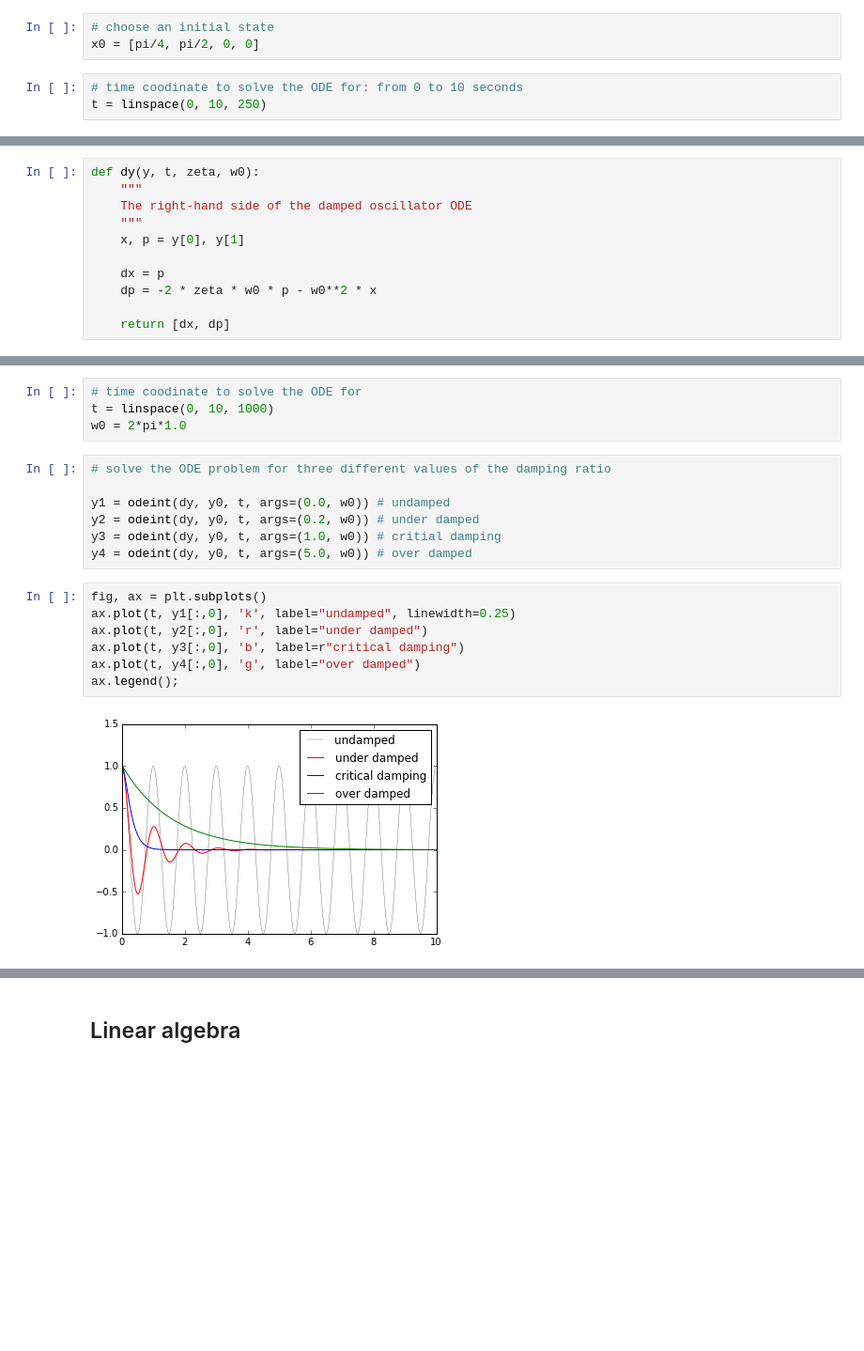
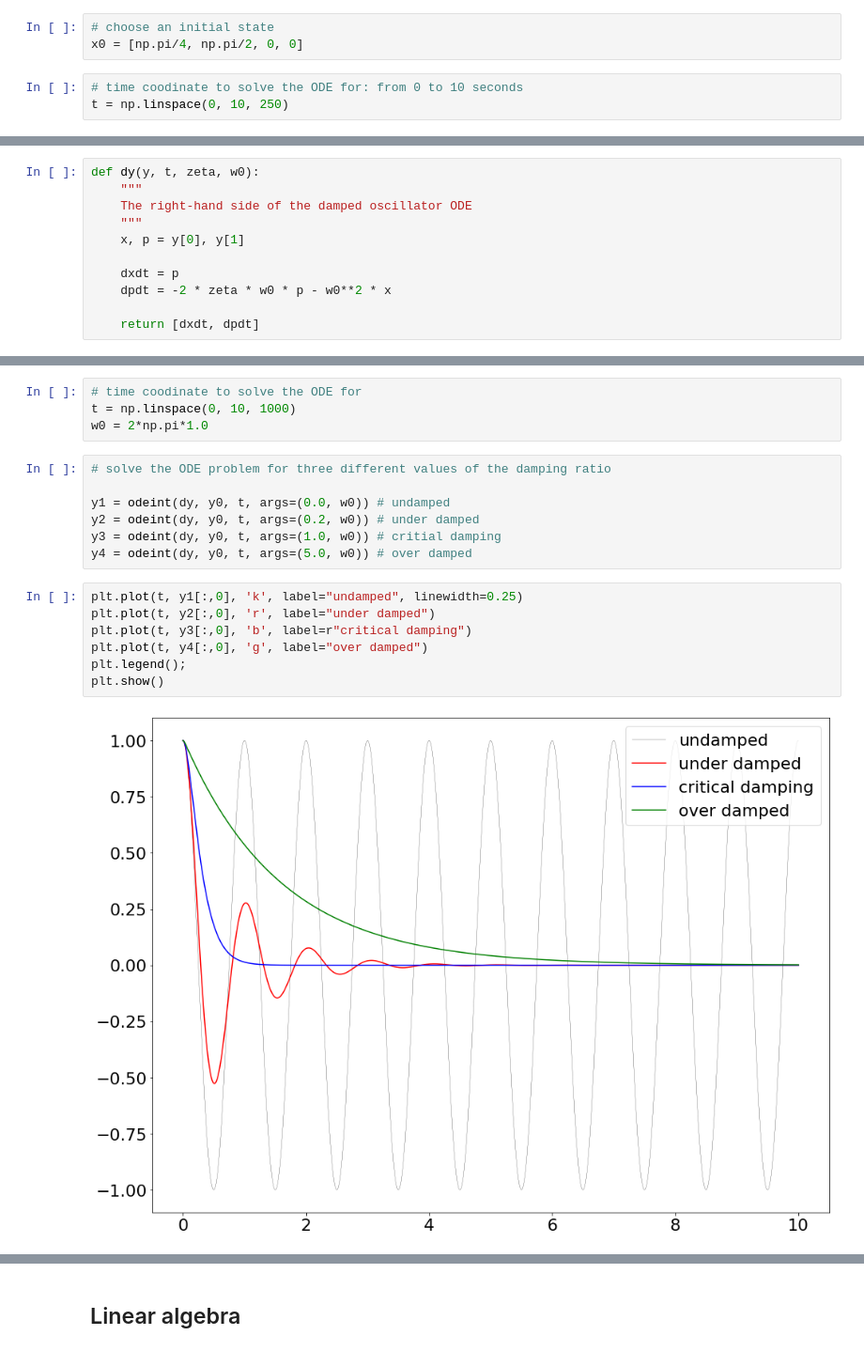
Before and after one commit to hariseldon99/scientific-python-lectures, a Jupyter notebook: Lecture-3-Scipy.ipynb, the cells around one changed output, grey strips where cells are left out. Shown at 94% size. Saved outputs shown, nothing was run; the diff lists cells and outputs as text; blank space fills up the shorter version.

```diff
--- a/Lecture-3-Scipy.ipynb
+++ b/Lecture-3-Scipy.ipynb
@@ -242,7 +226,7 @@ def dx(x, t):
 # %%
 # choose an initial state
-x0 = [pi/4, pi/2, 0, 0]
+x0 = [np.pi/4, np.pi/2, 0, 0]
 # %%
 # time coodinate to solve the ODE for: from 0 to 10 seconds
-t = linspace(0, 10, 250)
+t = np.linspace(0, 10, 250)
 # %%
@@ -320,17 +287,17 @@ def dy(y, t, zeta, w0):
     """
     x, p = y[0], y[1]
 
-    dx = p
-    dp = -2 * zeta * w0 * p - w0**2 * x
+    dxdt = p
+    dpdt = -2 * zeta * w0 * p - w0**2 * x
 
-    return [dx, dp]
+    return [dxdt, dpdt]
 # %%
 # initial state:
 y0 = [1.0, 0.0]
 # %%
 # time coodinate to solve the ODE for
-t = linspace(0, 10, 1000)
-w0 = 2*pi*1.0
+t = np.linspace(0, 10, 1000)
+w0 = 2*np.pi*1.0
 # %%
 # solve the ODE problem for three different values of the damping ratio
 
@@ -339,11 +306,11 @@ y2 = odeint(dy, y0, t, args=(0.2, w0)) # under damped
 y3 = odeint(dy, y0, t, args=(1.0, w0)) # critial damping
 y4 = odeint(dy, y0, t, args=(5.0, w0)) # over damped
 # %%
-fig, ax = plt.subplots()
-ax.plot(t, y1[:,0], 'k', label="undamped", linewidth=0.25)
-ax.plot(t, y2[:,0], 'r', label="under damped")
-ax.plot(t, y3[:,0], 'b', label=r"critical damping")
-ax.plot(t, y4[:,0], 'g', label="over damped")
-ax.legend();
+plt.plot(t, y1[:,0], 'k', label="undamped", linewidth=0.25)
+plt.plot(t, y2[:,0], 'r', label="under damped")
+plt.plot(t, y3[:,0], 'b', label=r"critical damping")
+plt.plot(t, y4[:,0], 'g', label="over damped")
+plt.legend();
+plt.show()
 # %% [output]
-[figure, old version]
+[figure, new version]
```
Also changed, not shown: parts of 107 cells of this notebook.
